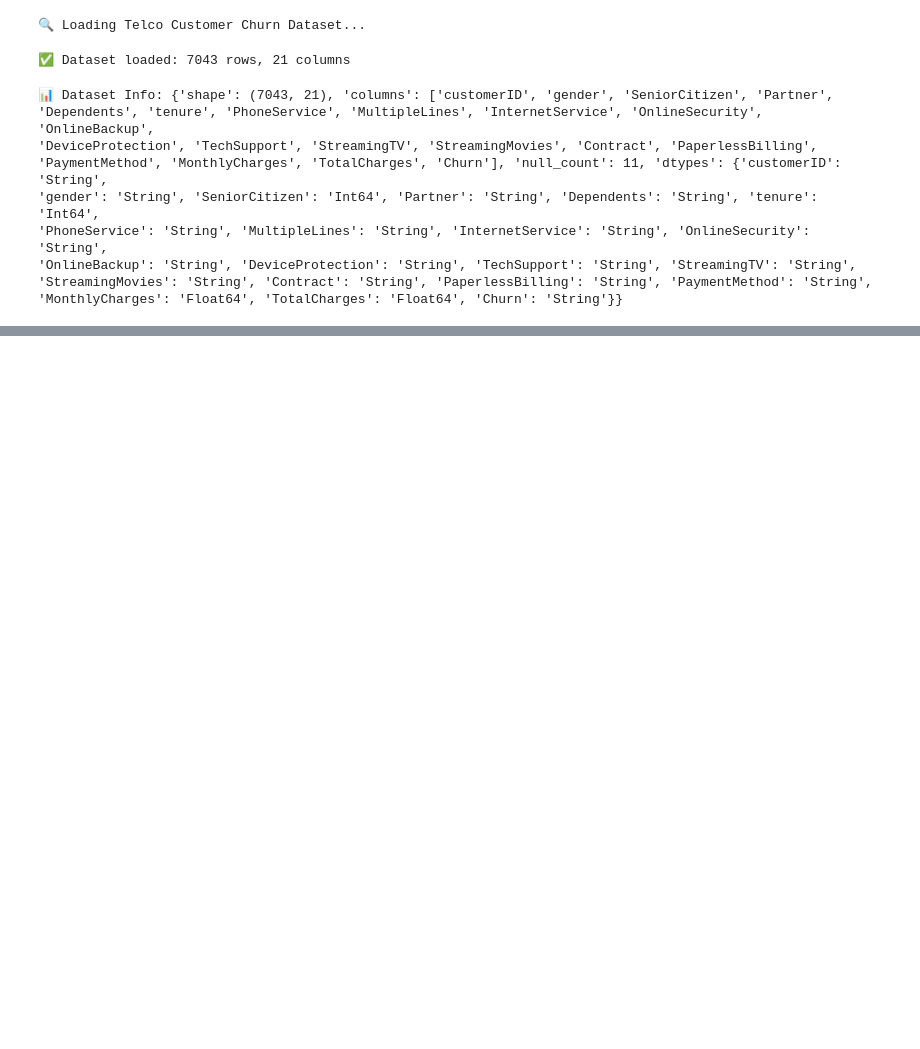
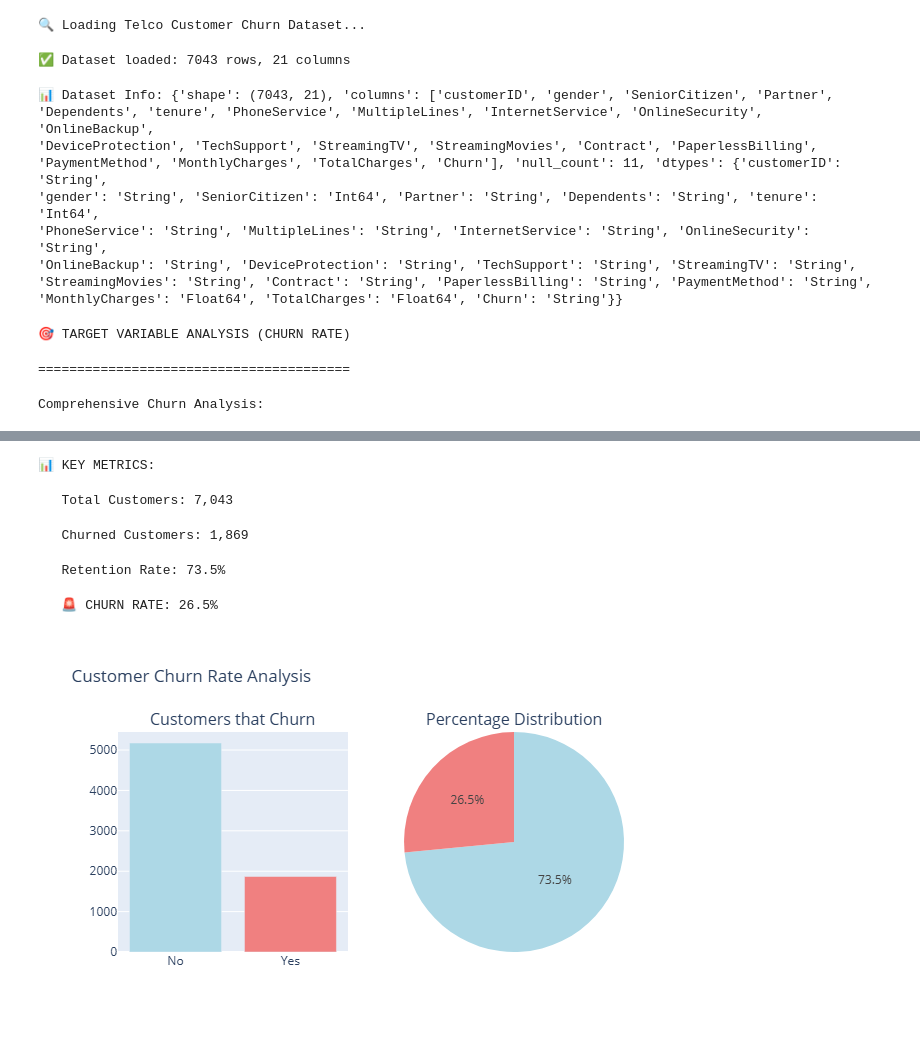
Before and after one commit to JoaquinCortezHub/churn-rate-prediction-model, a Jupyter notebook: src/notebooks/01_data_exploration.ipynb, the cells around one changed output, grey strips where cells are left out. Drawn from its saved outputs; the diff is of its cells as text; code cells hidden in the pictures; blank space fills up the shorter version.

```diff
--- a/src/notebooks/01_data_exploration.ipynb
+++ b/src/notebooks/01_data_exploration.ipynb
@@ -44,3 +103,75 @@ print(f"📊 Dataset Info: {info}")
 'OnlineBackup': 'String', 'DeviceProtection': 'String', 'TechSupport': 'String', 'StreamingTV': 'String',
 'StreamingMovies': 'String', 'Contract': 'String', 'PaperlessBilling': 'String', 'PaymentMethod': 'String',
 'MonthlyCharges': 'Float64', 'TotalCharges': 'Float64', 'Churn': 'String'}}
+# %%
+# Cell 3: Target Variable Analysis - Churn Rate
+print("🎯 TARGET VARIABLE ANALYSIS (CHURN RATE)")
+print("=" * 40)
+
+churn_analysis = df.select([
+    pl.col("Churn").value_counts().alias("distribution")
+]).unnest("distribution").with_columns([
+    (pl.col("count") / pl.col("count").sum() * 100).alias("percentage")
+]).sort("Churn")
+
+print("Comprehensive Churn Analysis:")
+print(churn_analysis)
+
+# Extracting key metrics
+total_customers = df.height
+churned_customers = df.filter(pl.col("Churn") == "Yes").height
+churn_rate = (churned_customers / total_customers) * 100
+
+print(f"\n📊 KEY METRICS:")
+print(f"   Total Customers: {total_customers:,}")
+print(f"   Churned Customers: {churned_customers:,}")
+print(f"   Retention Rate: {100 - churn_rate:.1f}%")
+print(f"   🚨 CHURN RATE: {churn_rate:.1f}%")
+
+# Visualization with plotly
+import plotly.graph_objects as go
+from plotly.subplots import make_subplots
+
+# Converting to pandas for easier plotting
+churn_data = churn_analysis.to_pandas()
+
+# Creating subplots
+fig = make_subplots(
+    rows=1, cols=2,
+    subplot_titles=('Customers that Churn', 'Percentage Distribution'),
+    specs=[[{"type": "bar"}, {"type": "pie"}]]
+)
+
+# Bar chart
+fig.add_trace(
+    go.Bar(
+        x=churn_data["Churn"],
+        y=churn_data["count"],
+        marker_color=['lightblue', 'lightcoral'],
+        name="Count"
+    ),
+    row=1, col=1
+)
+
+# Pie chart
+fig.add_trace(
+    go.Pie(
+        labels=churn_data["Churn"],
+        values=churn_data["percentage"],
+        marker_colors=['lightblue', 'lightcoral'],
+        name="Percentage"
+    ),
+    row=1, col=2
+)
+
+fig.update_layout(
+    title_text="Customer Churn Rate Analysis",
+    height=400,
+    showlegend=False
+)
+
+fig.show()
+# %% [output]
+🎯 TARGET VARIABLE ANALYSIS (CHURN RATE)
+========================================
+Comprehensive Churn Analysis:
@@ -46,0 +187,6 @@ print(f"📊 Dataset Info: {info}")
+📊 KEY METRICS:
+   Total Customers: 7,043
+   Churned Customers: 1,869
+   Retention Rate: 73.5%
+   🚨 CHURN RATE: 26.5%
+[figure, added]
```
Also changed, not shown: parts of 7 cells of this notebook, 6 other files.
